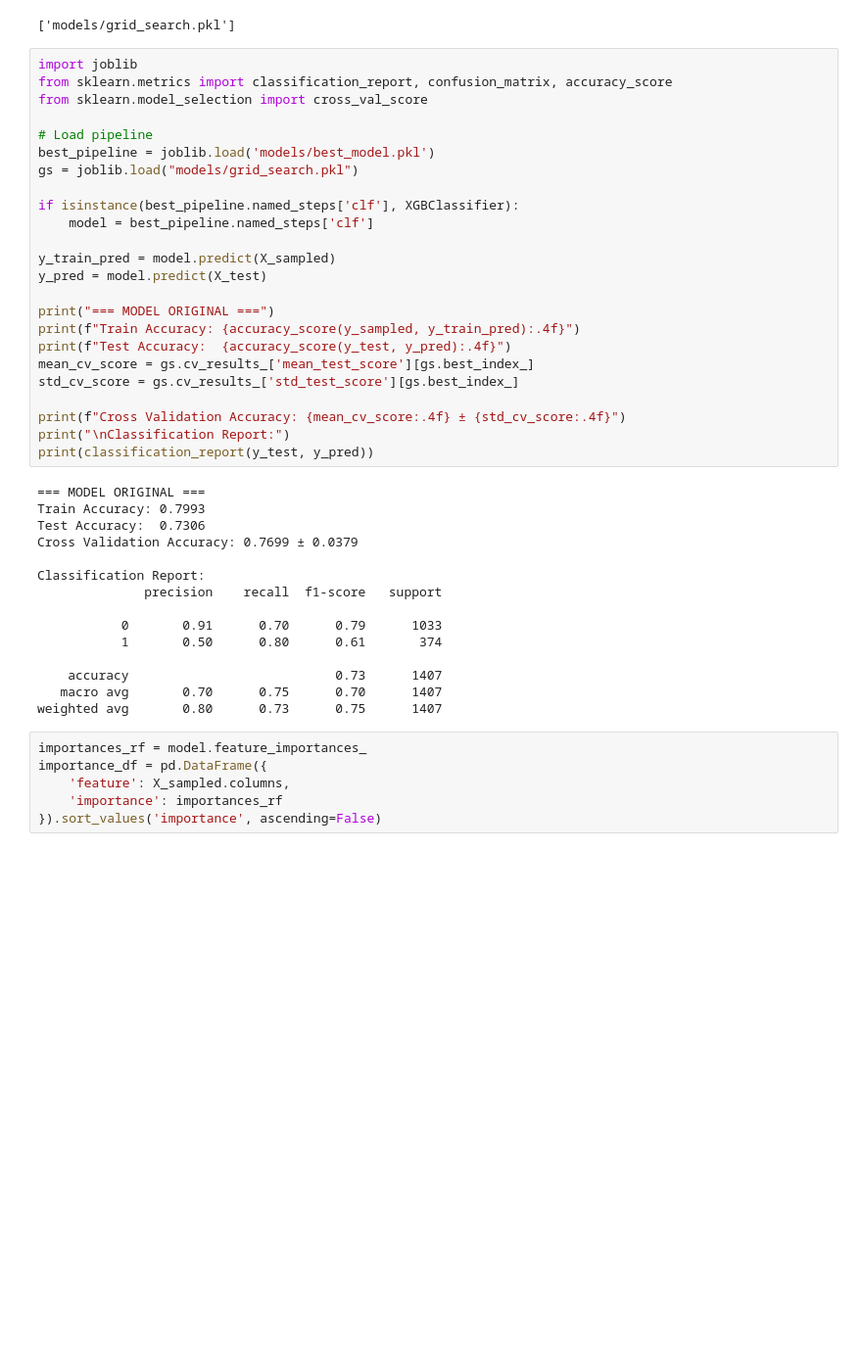
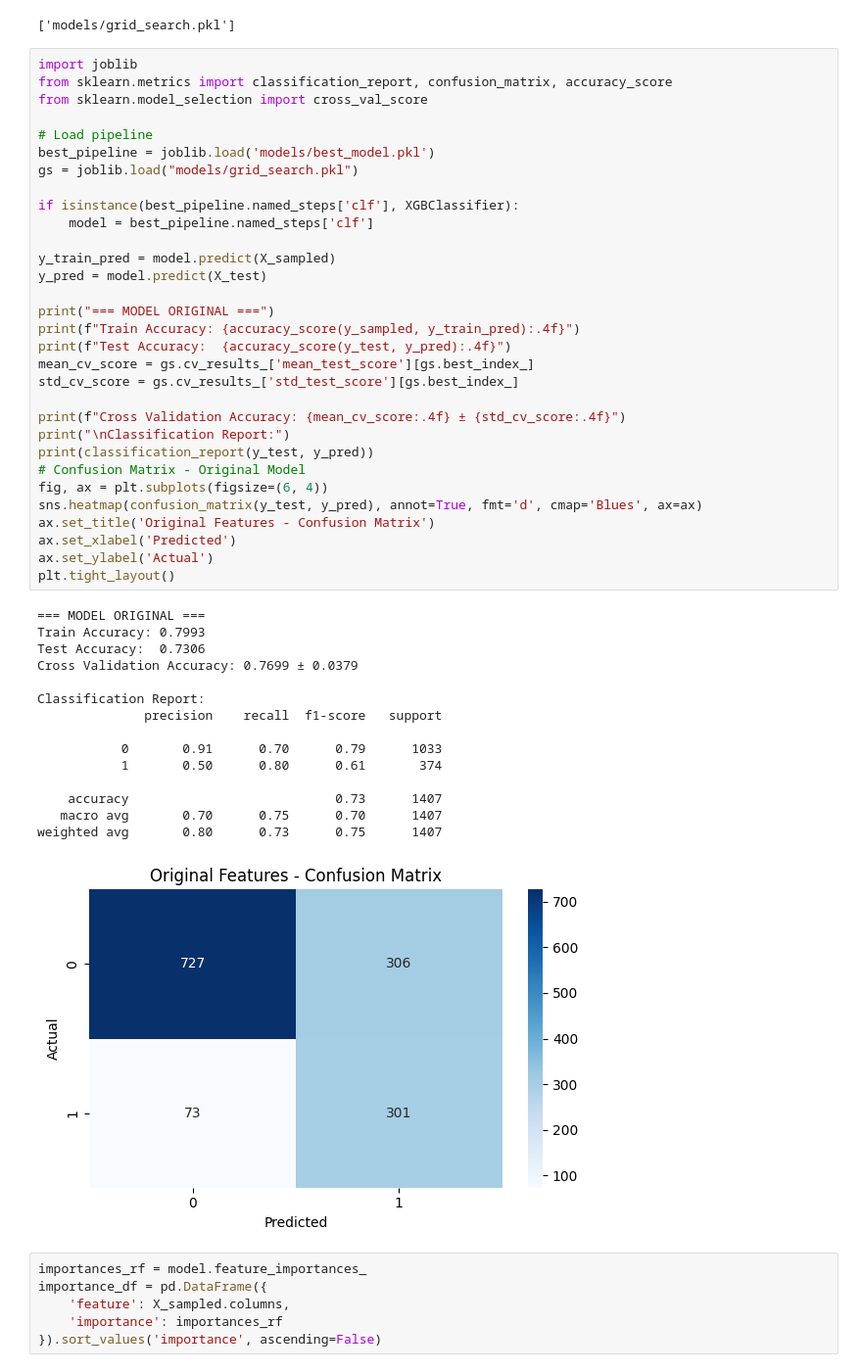
Before and after one commit to nailathaya/Pembelajaran-Mesin-Telco-Customer-Churn, a Jupyter notebook: tubes_pemsin.ipynb, the cells around one changed output. Shown at 98% size. Cells and saved outputs as stored; diff of their text form; blank space fills up the shorter version.

```diff
--- a/tubes_pemsin.ipynb
+++ b/tubes_pemsin.ipynb
@@ -362,33 +362,41 @@ gs = joblib.load("models/grid_search.pkl")
 if isinstance(best_pipeline.named_steps['clf'], XGBClassifier):
     model = best_pipeline.named_steps['clf']
 
 y_train_pred = model.predict(X_sampled)
 y_pred = model.predict(X_test)
 
 print("=== MODEL ORIGINAL ===")
 print(f"Train Accuracy: {accuracy_score(y_sampled, y_train_pred):.4f}")
 print(f"Test Accuracy:  {accuracy_score(y_test, y_pred):.4f}")
 mean_cv_score = gs.cv_results_['mean_test_score'][gs.best_index_]
 std_cv_score = gs.cv_results_['std_test_score'][gs.best_index_]
 
 print(f"Cross Validation Accuracy: {mean_cv_score:.4f} ± {std_cv_score:.4f}")
 print("\nClassification Report:")
 print(classification_report(y_test, y_pred))
+# Confusion Matrix - Original Model
+fig, ax = plt.subplots(figsize=(6, 4))
+sns.heatmap(confusion_matrix(y_test, y_pred), annot=True, fmt='d', cmap='Blues', ax=ax)
+ax.set_title('Original Features - Confusion Matrix')
+ax.set_xlabel('Predicted')
+ax.set_ylabel('Actual')
+plt.tight_layout()
 # %% [output]
 === MODEL ORIGINAL ===
 Train Accuracy: 0.7993
 Test Accuracy:  0.7306
 Cross Validation Accuracy: 0.7699 ± 0.0379
 
 Classification Report:
               precision    recall  f1-score   support
 
            0       0.91      0.70      0.79      1033
            1       0.50      0.80      0.61       374
 
     accuracy                           0.73      1407
    macro avg       0.70      0.75      0.70      1407
 weighted avg       0.80      0.73      0.75      1407
+[figure, added]
 # %%
 importances_rf = model.feature_importances_
 importance_df = pd.DataFrame({
```
Also changed, not shown: parts of 3 cells of this notebook, 1 other file.
